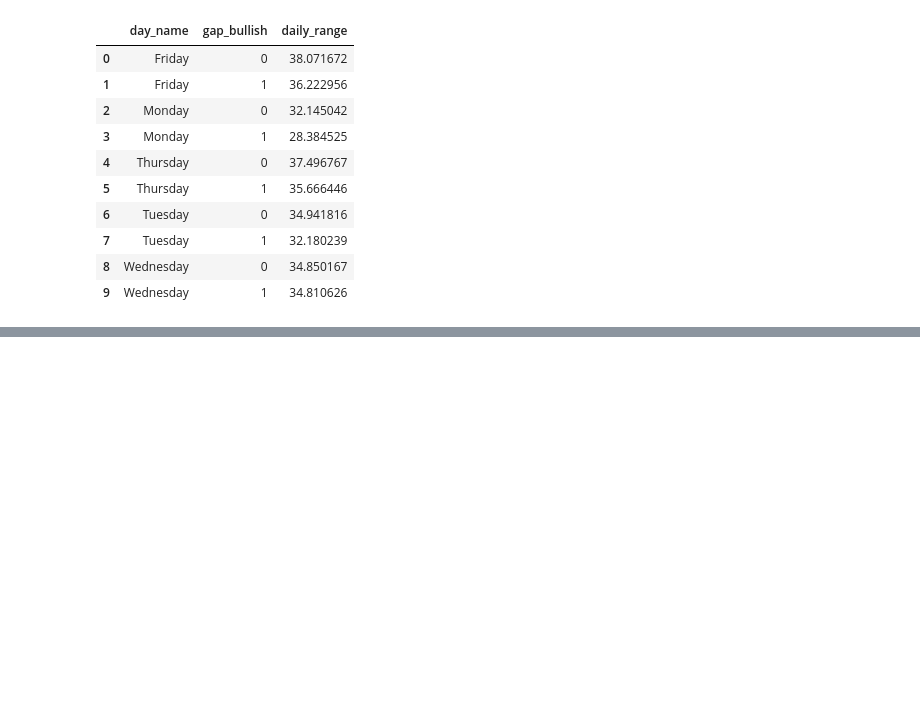
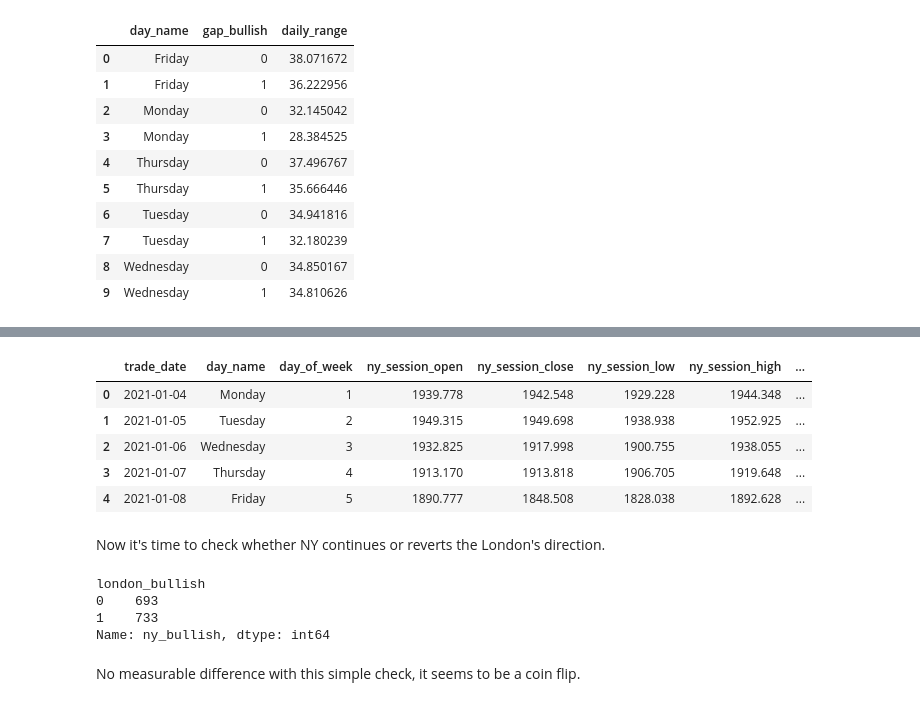
Before and after one commit to ady7ady7/python_agentic_learning, a Jupyter notebook: project2_xauusd_analysis/notebooks/01_data_import_eda.ipynb, the cells around one changed output, grey strips where cells are left out. Saved outputs shown, nothing was run; the diff lists cells and outputs as text; code cells hidden in the pictures; blank space fills up the shorter version.

```diff
--- a/project2_xauusd_analysis/notebooks/01_data_import_eda.ipynb
+++ b/project2_xauusd_analysis/notebooks/01_data_import_eda.ipynb
@@ -543,0 +615,25 @@ daily.shape
+# %%
+daily['london_bullish'] = (daily['london_session_close'] > daily['london_session_open']).astype(int)
+daily['ny_bullish'] = (daily['ny_session_close'] > daily['ny_session_open']).astype(int)
+daily['london_range'] = daily['london_session_high'] - daily['london_session_low']
+daily['ny_range'] = daily['ny_session_high'] - daily['ny_session_low']
+
+daily.head()
+# %% [output]
+|  | trade_date | day_name | day_of_week | ny_session_open | ny_session_close | ny_session_low | ny_session_high | ... |
+| 0 | 2021-01-04 | Monday | 1 | 1939.778 | 1942.548 | 1929.228 | 1944.348 | ... |
+| 1 | 2021-01-05 | Tuesday | 2 | 1949.315 | 1949.698 | 1938.938 | 1952.925 | ... |
+| 2 | 2021-01-06 | Wednesday | 3 | 1932.825 | 1917.998 | 1900.755 | 1938.055 | ... |
+| 3 | 2021-01-07 | Thursday | 4 | 1913.170 | 1913.818 | 1906.705 | 1919.648 | ... |
+| 4 | 2021-01-08 | Friday | 5 | 1890.777 | 1848.508 | 1828.038 | 1892.628 | ... |
+# %% [markdown]
+Now it's time to check whether NY continues or reverts the London's direction.
+# %%
+print(daily.groupby('london_bullish')['ny_bullish'].count())
+# %% [output]
+london_bullish
+0    693
+1    733
+Name: ny_bullish, dtype: int64
+# %% [markdown]
+No measurable difference with this simple check, it seems to be a coin flip.
```
Also changed, not shown: parts of 5 cells of this notebook, 2 other files.
